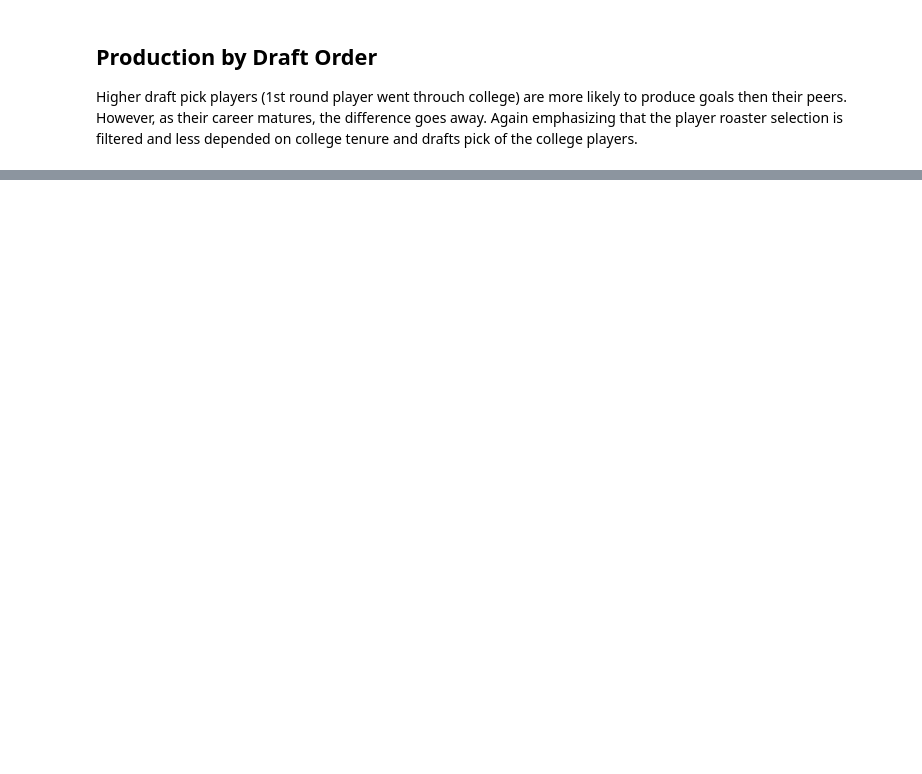
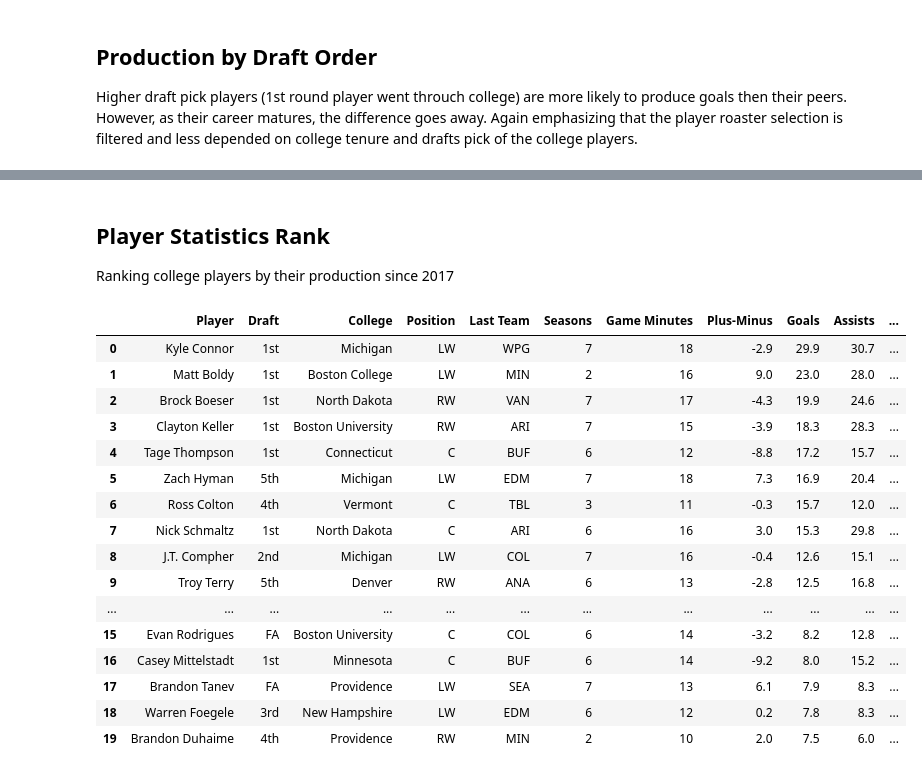
Before and after one commit to justinjjlee/NHL-Analytics, a Jupyter notebook: dev/player_college/NHL_player_college_process.ipynb, the cells around one changed output, grey strips where cells are left out. Saved outputs shown, nothing was run; the diff lists cells and outputs as text; code cells hidden in the pictures; blank space fills up the shorter version.

```diff
--- a/dev/player_college/NHL_player_college_process.ipynb
+++ b/dev/player_college/NHL_player_college_process.ipynb
@@ -183 +190,58 @@ Text(0.5, 1.0, 'non-Rookie Season')
 [figure]
+# %% [markdown]
+## Player Statistics Rank
+Ranking college players by their production since 2017
+# %%
+player_stats_lt = dfin.groupby(["fullName", "draft", "college"])\
+    .agg(
+        {
+            "position":"last",
+            "rookie":"sum",
+            "team_triCode": "last",
+            "season":"count",
+            "gamemin":"mean",
+            "plusminus":"mean",
+            "goals":"mean",
+            "assists":"mean",
+            "takeaways":"mean",
+            "giveaways":"mean"
+        }
+    ).sort_values("goals", ascending=False)
+
+# Count only for those who started their career in 2017
+player_stats_lt = player_stats_lt.loc[player_stats_lt.rookie == 1, :].head(20)
+
+player_stats_lt["gamemin"] = player_stats_lt["gamemin"].astype(int)
+player_stats_lt["plusminus"] = player_stats_lt["plusminus"].round(1)
+player_stats_lt["goals"] = player_stats_lt["goals"].round(1)
+player_stats_lt["assists"] = player_stats_lt["assists"].round(1)
+player_stats_lt["takeaways"] = player_stats_lt["takeaways"].round(1)
+player_stats_lt["giveaways"] = player_stats_lt["giveaways"].round(1)
+
+player_stats_lt.drop(columns="rookie", inplace=True)
+
+player_stats_lt.reset_index(inplace=True)
+
+player_stats_lt.columns = ["Player", "Draft", "College", "Position", "Last Team", "Seasons", "Game Minutes", "Plus-Minus", "Goals", "Assists", "Takeaways", "Giveaways"]
+
+player_stats_lt.to_csv("./output/df_players_top_college.csv", index=False)
+
+player_stats_lt
+# %% [output]
+|  | Player | Draft | College | Position | Last Team | Seasons | Game Minutes | Plus-Minus | Goals | Assists | ... |
+| 0 | Kyle Connor | 1st | Michigan | LW | WPG | 7 | 18 | -2.9 | 29.9 | 30.7 | ... |
+| 1 | Matt Boldy | 1st | Boston College | LW | MIN | 2 | 16 | 9.0 | 23.0 | 28.0 | ... |
+| 2 | Brock Boeser | 1st | North Dakota | RW | VAN | 7 | 17 | -4.3 | 19.9 | 24.6 | ... |
+| 3 | Clayton Keller | 1st | Boston University | RW | ARI | 7 | 15 | -3.9 | 18.3 | 28.3 | ... |
+| 4 | Tage Thompson | 1st | Connecticut | C | BUF | 6 | 12 | -8.8 | 17.2 | 15.7 | ... |
+| 5 | Zach Hyman | 5th | Michigan | LW | EDM | 7 | 18 | 7.3 | 16.9 | 20.4 | ... |
+| 6 | Ross Colton | 4th | Vermont | C | TBL | 3 | 11 | -0.3 | 15.7 | 12.0 | ... |
+| 7 | Nick Schmaltz | 1st | North Dakota | C | ARI | 6 | 16 | 3.0 | 15.3 | 29.8 | ... |
+| 8 | J.T. Compher | 2nd | Michigan | LW | COL | 7 | 16 | -0.4 | 12.6 | 15.1 | ... |
+| 9 | Troy Terry | 5th | Denver | RW | ANA | 6 | 13 | -2.8 | 12.5 | 16.8 | ... |
+| ... | ... | ... | ... | ... | ... | ... | ... | ... | ... | ... | ... |
+| 15 | Evan Rodrigues | FA | Boston University | C | COL | 6 | 14 | -3.2 | 8.2 | 12.8 | ... |
+| 16 | Casey Mittelstadt | 1st | Minnesota | C | BUF | 6 | 14 | -9.2 | 8.0 | 15.2 | ... |
+| 17 | Brandon Tanev | FA | Providence | LW | SEA | 7 | 13 | 6.1 | 7.9 | 8.3 | ... |
+| 18 | Warren Foegele | 3rd | New Hampshire | LW | EDM | 6 | 12 | 0.2 | 7.8 | 8.3 | ... |
+| 19 | Brandon Duhaime | 4th | Providence | RW | MIN | 2 | 10 | 2.0 | 7.5 | 6.0 | ... |
```
Also changed, not shown: parts of 8 cells of this notebook, 9 other files.
